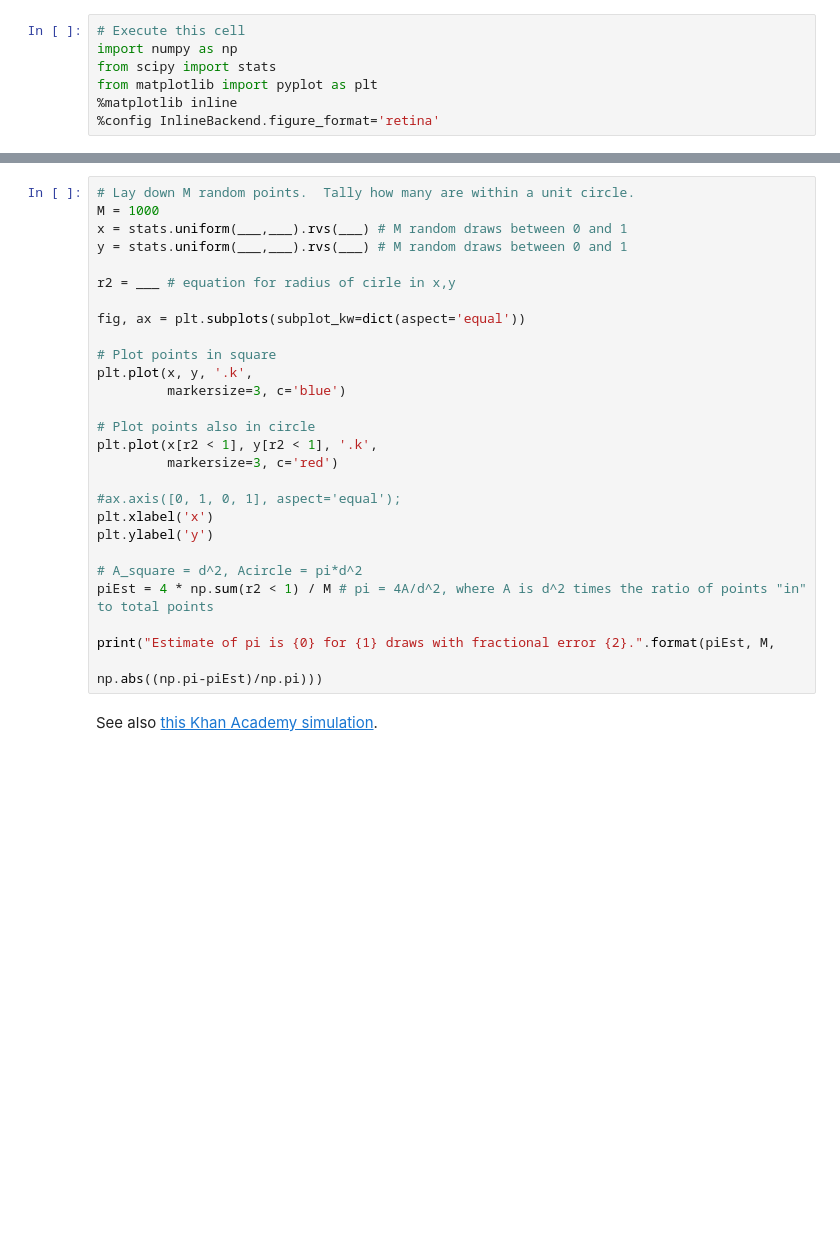
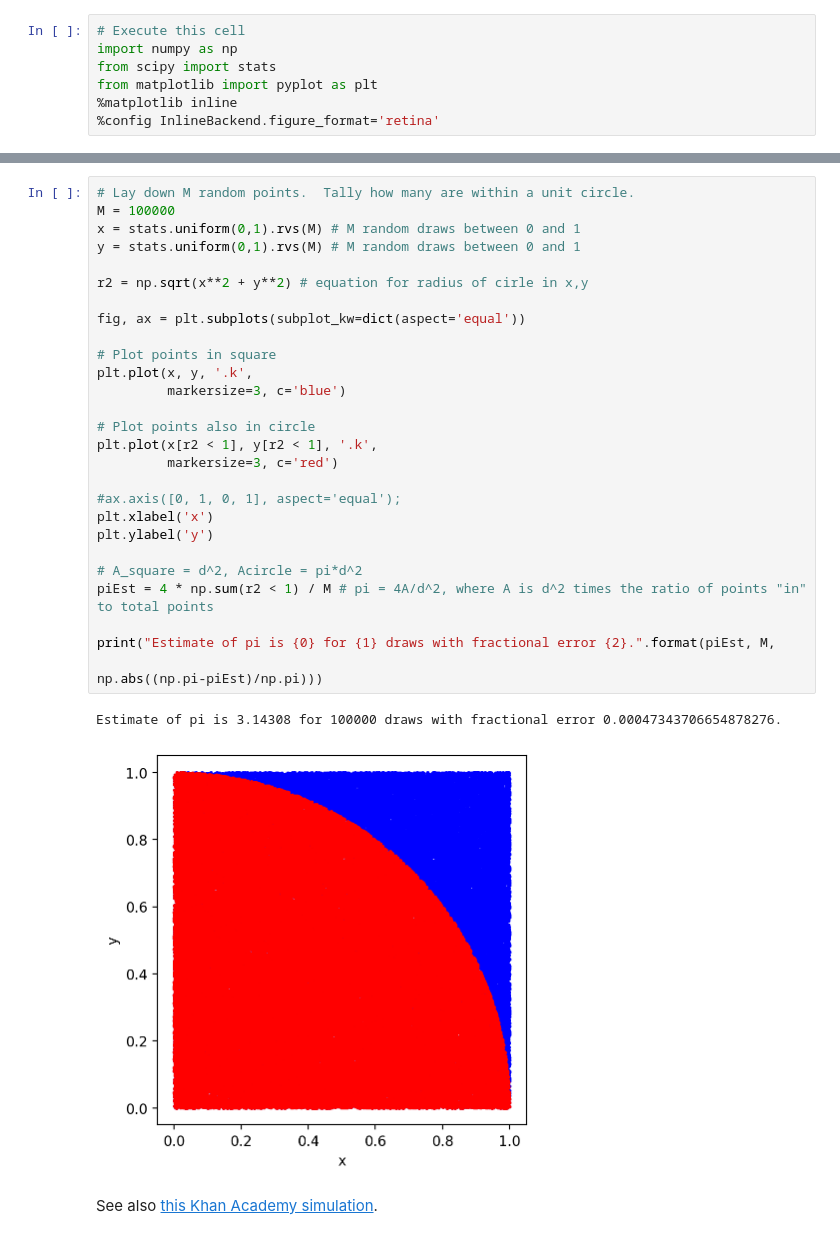
Before and after one commit to VanderbiltAstronomy/astr_8070_s24, a Jupyter notebook: coursework/student_folders/levi_schult/lectures/Lecture_10_levischult.ipynb, the cells around one changed output, grey strips where cells are left out. Drawn from its saved outputs; the diff is of its cells as text; blank space fills up the shorter version.

```diff
--- a/coursework/student_folders/levi_schult/lectures/Lecture_10_levischult.ipynb
+++ b/coursework/student_folders/levi_schult/lectures/Lecture_10_levischult.ipynb
@@ -89,30 +150,33 @@ plt.ylabel('y')
 # %%
 # Lay down M random points.  Tally how many are within a unit circle.
-M = 1000
-x = stats.uniform(___,___).rvs(___) # M random draws between 0 and 1
-y = stats.uniform(___,___).rvs(___) # M random draws between 0 and 1
+M = 100000
+x = stats.uniform(0,1).rvs(M) # M random draws between 0 and 1
+y = stats.uniform(0,1).rvs(M) # M random draws between 0 and 1
 
-r2 = ___ # equation for radius of cirle in x,y
+r2 = np.sqrt(x**2 + y**2) # equation for radius of cirle in x,y
 
 fig, ax = plt.subplots(subplot_kw=dict(aspect='equal'))
 
 # Plot points in square
 plt.plot(x, y, '.k',
          markersize=3, c='blue')
 
 # Plot points also in circle
 plt.plot(x[r2 < 1], y[r2 < 1], '.k',
          markersize=3, c='red')
 
 #ax.axis([0, 1, 0, 1], aspect='equal');
 plt.xlabel('x')
 plt.ylabel('y')
 
 # A_square = d^2, Acircle = pi*d^2
 piEst = 4 * np.sum(r2 < 1) / M # pi = 4A/d^2, where A is d^2 times the ratio of points "in" to total points
 
 print("Estimate of pi is {0} for {1} draws with fractional error {2}.".format(piEst, M,
                                                                               np.abs((np.pi-piEst)/np.pi)))
+# %% [output]
+Estimate of pi is 3.14308 for 100000 draws with fractional error 0.00047343706654878276.
+[figure, added]
 # %% [markdown]
 See also [this Khan Academy simulation](https://www.khanacademy.org/computer-programming/monte-carlo-finding-the-value-of-pi/6530004791197696/embedded?embed=yes&article=yes&editor=no&buttons=no&author=no&autoStart=yes&width=610&height=420).
 # %% [markdown]
```
Also changed, not shown: parts of 17 cells of this notebook.
